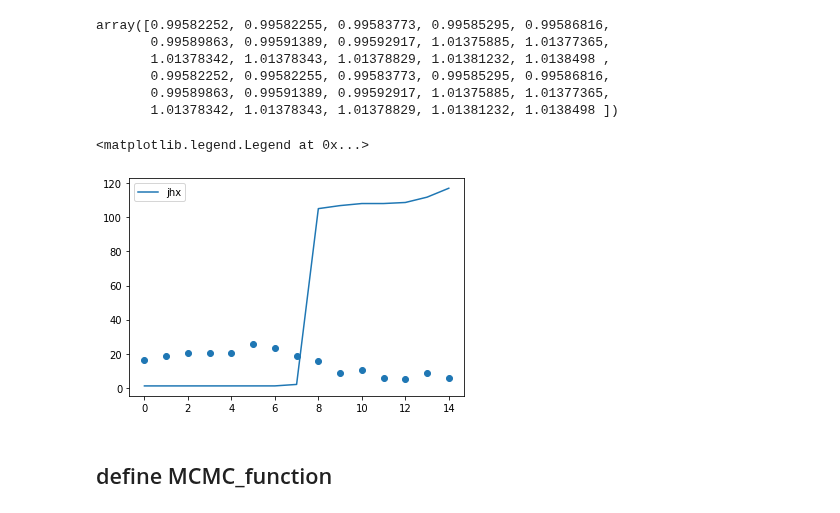
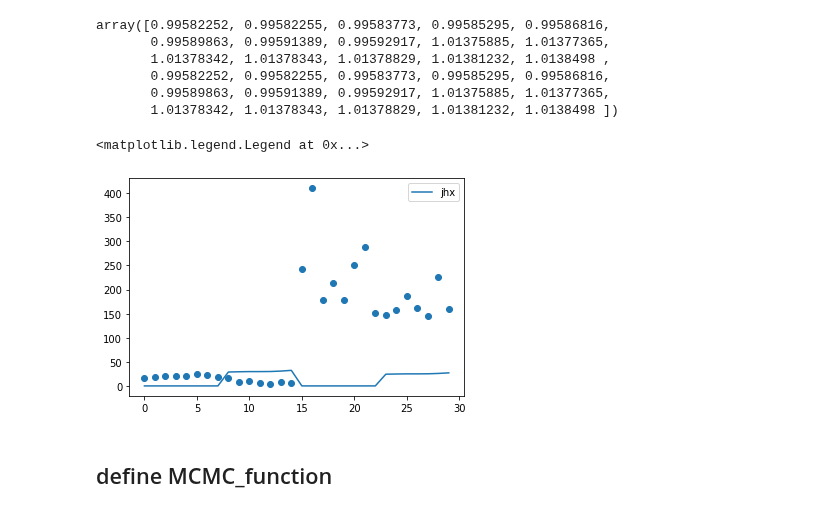
Before and after one commit to AstroHHQ/learngit, a Jupyter notebook: JPLdata/MCMC.ipynb, the cells around one changed output. Cells and saved outputs as stored; diff of their text form; code cells hidden in the pictures.

```diff
--- a/JPLdata/MCMC.ipynb
+++ b/JPLdata/MCMC.ipynb
@@ -217,7 +217,7 @@ array([0.99582252, 0.99582255, 0.99583773, 0.99585295, 0.99586816,
        1.01378342, 1.01378343, 1.01378829, 1.01381232, 1.0138498 ])
 # %%
 name = namelist[0]
-obsec = np.loadtxt(f'epoch_{name}_w3.txt')
+obsec = np.loadtxt(f'epoch_{name}.txt')
 #print(obsec)
 obsdat = np.loadtxt(f'obs_{name}.txt')
 #obstime  = np.loadtxt(f'fobs_{name}.txt')
@@ -225,35 +225,35 @@ obsdat = np.loadtxt(f'obs_{name}.txt')
 d_N = np.sqrt(obsec[:,0]**2+obsec[:,1]**2+obsec[:,2]**2)
 delta_N = np.sqrt((obsec[:,3]-obsec[:,0])**2+(obsec[:,4]-obsec[:,1])**2+(obsec[:,5]-obsec[:,2])**2)
 #earth-sun
 #print(delta_N)
 dd_N = np.sqrt(obsec[:,3]**2+obsec[:,4]**2+obsec[:,5]**2)
 alpha_N = (delta_N*delta_N+d_N*d_N-dd_N*dd_N)/(2*delta_N*d_N)
 alpha_N = np.arccos(alpha_N)
 y = obsdat
 nt = np.arange(len(d_N))
 plt.scatter(nt,y)
 #delta_N,d_N,alpha_N = x
 '''for i in np.arange(100,2000,50):
     theta = [0.2,i]
     flux = Model_neatm_hhq(theta,x=(delta_N,d_N,alpha_N))
     flux2 = Model_neatm_jhx(theta,x=(delta_N,d_N,alpha_N))
     print(i,flux[0],flux2[0])
 for i in np.arange(0.1,2.4,0.1):
     theta = [i,456]
     flux = Model_neatm_hhq(theta,x=(delta_N,d_N,alpha_N))
     flux2 = Model_neatm_jhx(theta,x=(delta_N,d_N,alpha_N))
     print(i,flux[0],flux2[0])'''
-theta = [2.5,400]
+theta = [0.5,136]
 flux = Model_neatm_hhq(theta,x=(delta_N,d_N,alpha_N),lamda=lamdai)
 flux2 = Model_neatm_jhx(theta,x=(delta_N,d_N,alpha_N),lamda=lamdai)
 x = (delta_N,d_N,alpha_N)
 yerr = 0.1*y
 #plt.plot(nt,flux,label = 'hhq')
 plt.plot(nt,flux2,label = 'jhx')
 plt.legend()
 # %% [output]
 <matplotlib.legend.Legend at 0x...>
-[figure, old version]
+[figure, new version]
 # %% [markdown]
 ## define MCMC_function
 # %%
```
Also changed, not shown: parts of 6 cells of this notebook.
